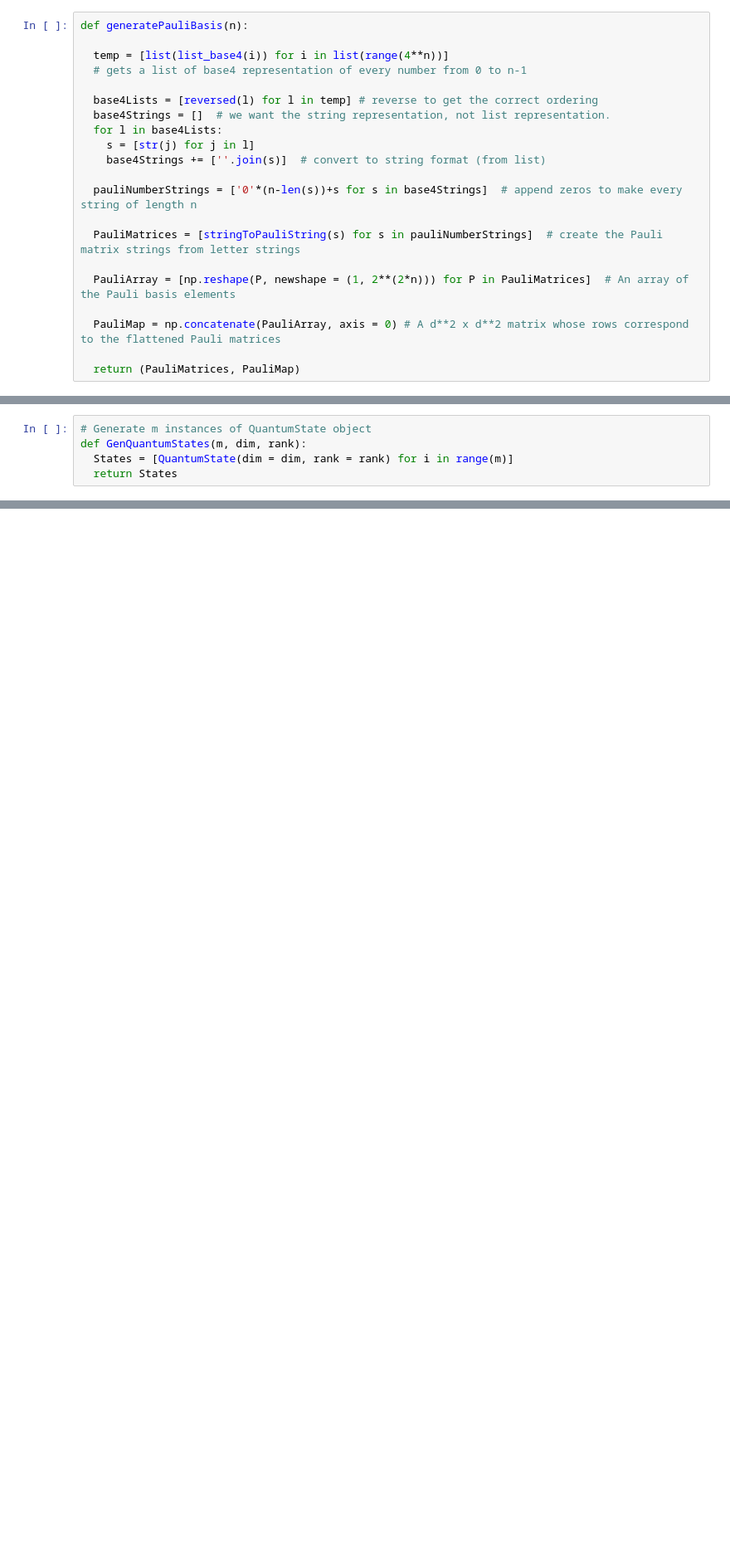
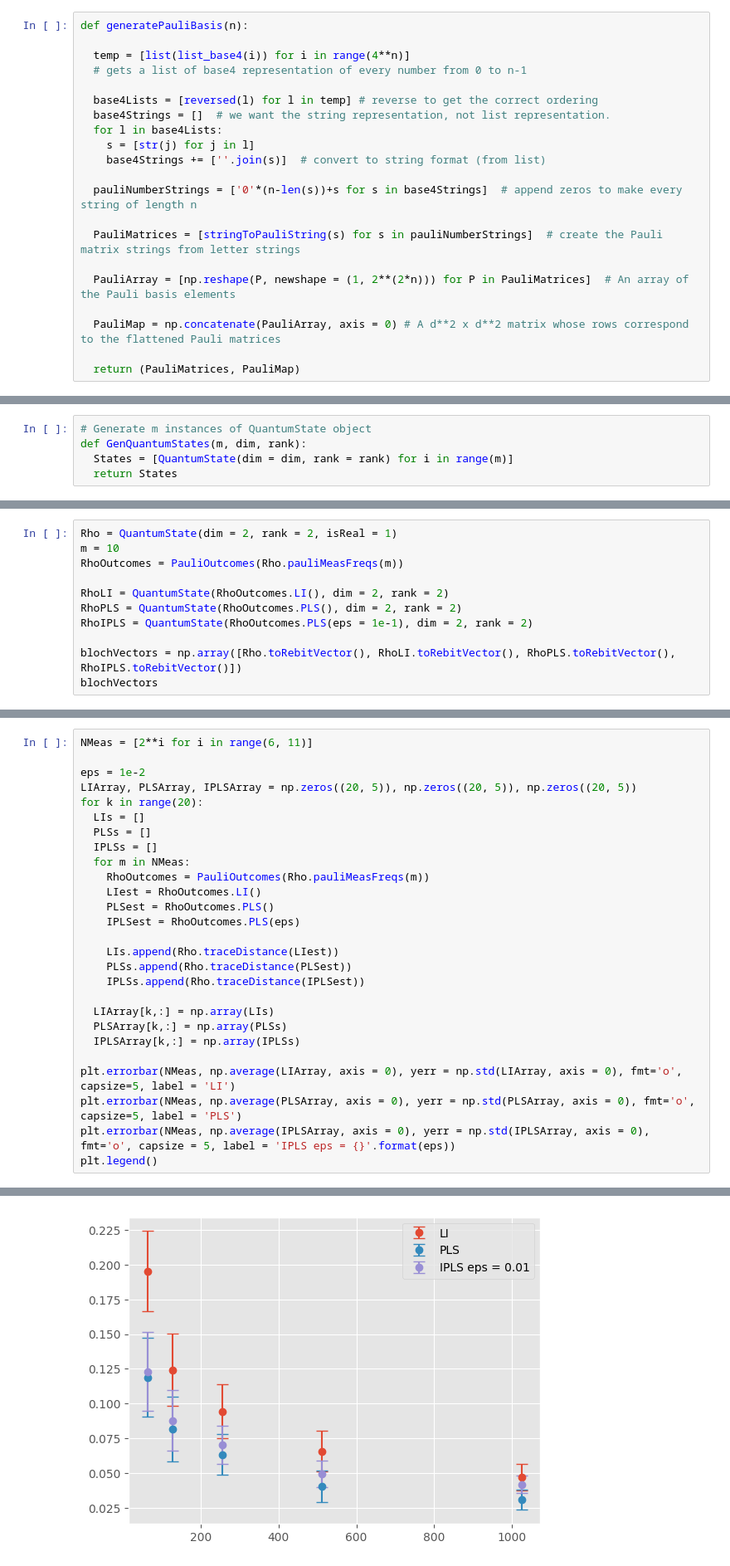
Before and after one commit to afhamash/Estimators, a Jupyter notebook: EstimatorsMLE.ipynb, the cells around one changed output, grey strips where cells are left out. Shown at 83% size. Saved outputs shown, nothing was run; the diff lists cells and outputs as text; blank space fills up the shorter version.

```diff
--- a/EstimatorsMLE.ipynb
+++ b/EstimatorsMLE.ipynb
@@ -133,7 +119,7 @@ def multiKron(*matrices):
 # %%
 def generatePauliBasis(n):
 
-  temp = [list(list_base4(i)) for i in list(range(4**n))]
+  temp = [list(list_base4(i)) for i in range(4**n)]
   # gets a list of base4 representation of every number from 0 to n-1
 
   base4Lists = [reversed(l) for l in temp] # reverse to get the correct ordering
@@ -230,0 +273,11 @@ def PlotStates(blochVectors):
+# %%
+Rho = QuantumState(dim = 2, rank = 2, isReal = 1)
+m = 10
+RhoOutcomes = PauliOutcomes(Rho.pauliMeasFreqs(m))
+
+RhoLI = QuantumState(RhoOutcomes.LI(), dim = 2, rank = 2)
+RhoPLS = QuantumState(RhoOutcomes.PLS(), dim = 2, rank = 2)
+RhoIPLS = QuantumState(RhoOutcomes.PLS(eps = 1e-1), dim = 2, rank = 2)
+
+blochVectors = np.array([Rho.toRebitVector(), RhoLI.toRebitVector(), RhoPLS.toRebitVector(), RhoIPLS.toRebitVector()])
+blochVectors
@@ -230,0 +293,28 @@ def PlotStates(blochVectors):
+# %%
+NMeas = [2**i for i in range(6, 11)]
+
+eps = 1e-2
+LIArray, PLSArray, IPLSArray = np.zeros((20, 5)), np.zeros((20, 5)), np.zeros((20, 5))
+for k in range(20):
+  LIs = []
+  PLSs = []
+  IPLSs = []
+  for m in NMeas:
+    RhoOutcomes = PauliOutcomes(Rho.pauliMeasFreqs(m))
+    LIest = RhoOutcomes.LI()
+    PLSest = RhoOutcomes.PLS()
+    IPLSest = RhoOutcomes.PLS(eps)
+
+    LIs.append(Rho.traceDistance(LIest))
+    PLSs.append(Rho.traceDistance(PLSest))
+    IPLSs.append(Rho.traceDistance(IPLSest))
+
+  LIArray[k,:] = np.array(LIs)
+  PLSArray[k,:] = np.array(PLSs)
+  IPLSArray[k,:] = np.array(IPLSs)
+
+plt.errorbar(NMeas, np.average(LIArray, axis = 0), yerr = np.std(LIArray, axis = 0), fmt='o', capsize=5, label = 'LI')
+plt.errorbar(NMeas, np.average(PLSArray, axis = 0), yerr = np.std(PLSArray, axis = 0), fmt='o', capsize=5, label = 'PLS')
+plt.errorbar(NMeas, np.average(IPLSArray, axis = 0), yerr = np.std(IPLSArray, axis = 0), fmt='o', capsize = 5, label = 'IPLS eps = {}'.format(eps))
+plt.legend()
+# %% [output]
@@ -230,0 +322 @@ def PlotStates(blochVectors):
+[figure, added]
```
Also changed, not shown: parts of 16 cells of this notebook.
